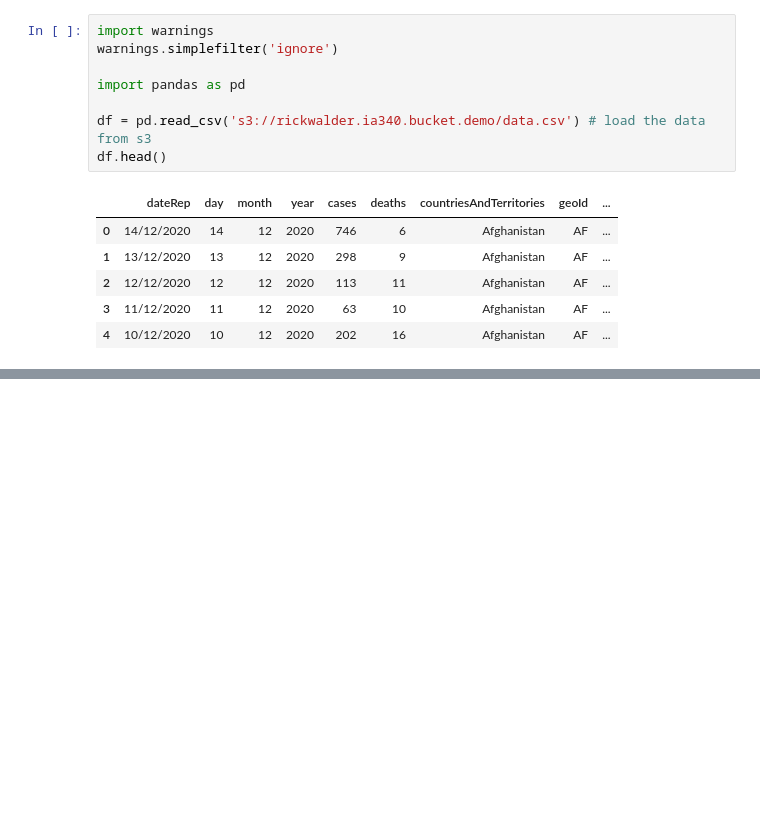
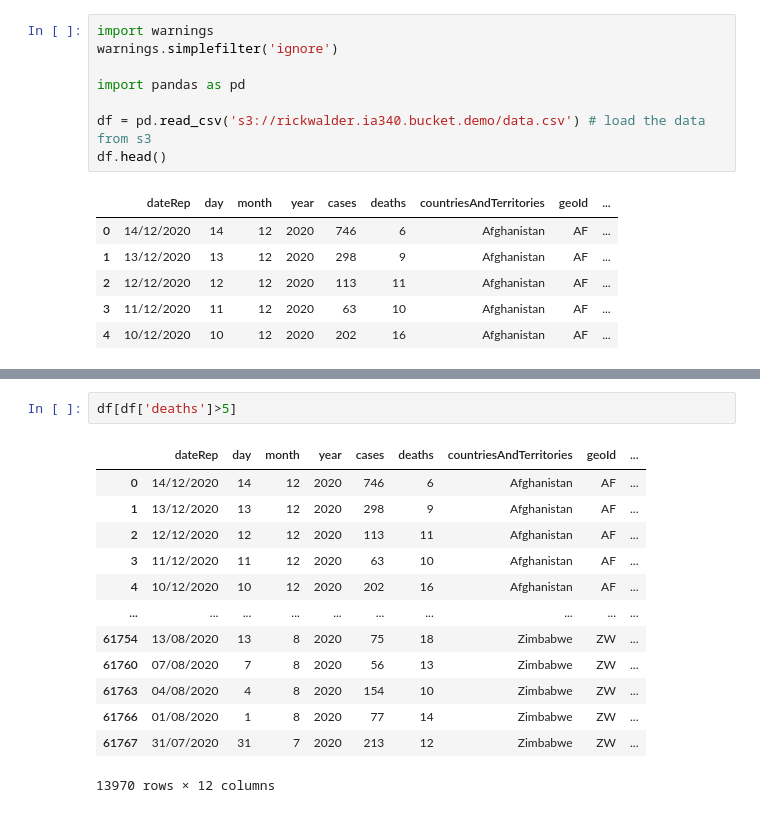
Before and after one commit to SR04634/SRickwalder_IA340_Repository, a Jupyter notebook: lab1Rickwalder.ipynb, the cells around one changed output, grey strips where cells are left out. Saved outputs shown, nothing was run; the diff lists cells and outputs as text; blank space fills up the shorter version.

```diff
--- a/lab1Rickwalder.ipynb
+++ b/lab1Rickwalder.ipynb
@@ -15,0 +45,16 @@ df.head()
+# %%
+df[df['deaths']>5]
+# %% [output]
+|  | dateRep | day | month | year | cases | deaths | countriesAndTerritories | geoId | ... |
+| 0 | 14/12/2020 | 14 | 12 | 2020 | 746 | 6 | Afghanistan | AF | ... |
+| 1 | 13/12/2020 | 13 | 12 | 2020 | 298 | 9 | Afghanistan | AF | ... |
+| 2 | 12/12/2020 | 12 | 12 | 2020 | 113 | 11 | Afghanistan | AF | ... |
+| 3 | 11/12/2020 | 11 | 12 | 2020 | 63 | 10 | Afghanistan | AF | ... |
+| 4 | 10/12/2020 | 10 | 12 | 2020 | 202 | 16 | Afghanistan | AF | ... |
+| ... | ... | ... | ... | ... | ... | ... | ... | ... | ... |
+| 61754 | 13/08/2020 | 13 | 8 | 2020 | 75 | 18 | Zimbabwe | ZW | ... |
+| 61760 | 07/08/2020 | 7 | 8 | 2020 | 56 | 13 | Zimbabwe | ZW | ... |
+| 61763 | 04/08/2020 | 4 | 8 | 2020 | 154 | 10 | Zimbabwe | ZW | ... |
+| 61766 | 01/08/2020 | 1 | 8 | 2020 | 77 | 14 | Zimbabwe | ZW | ... |
+| 61767 | 31/07/2020 | 31 | 7 | 2020 | 213 | 12 | Zimbabwe | ZW | ... |
+13970 rows × 12 columns
```
Also changed, not shown: parts of 13 cells of this notebook, 1 other file.
